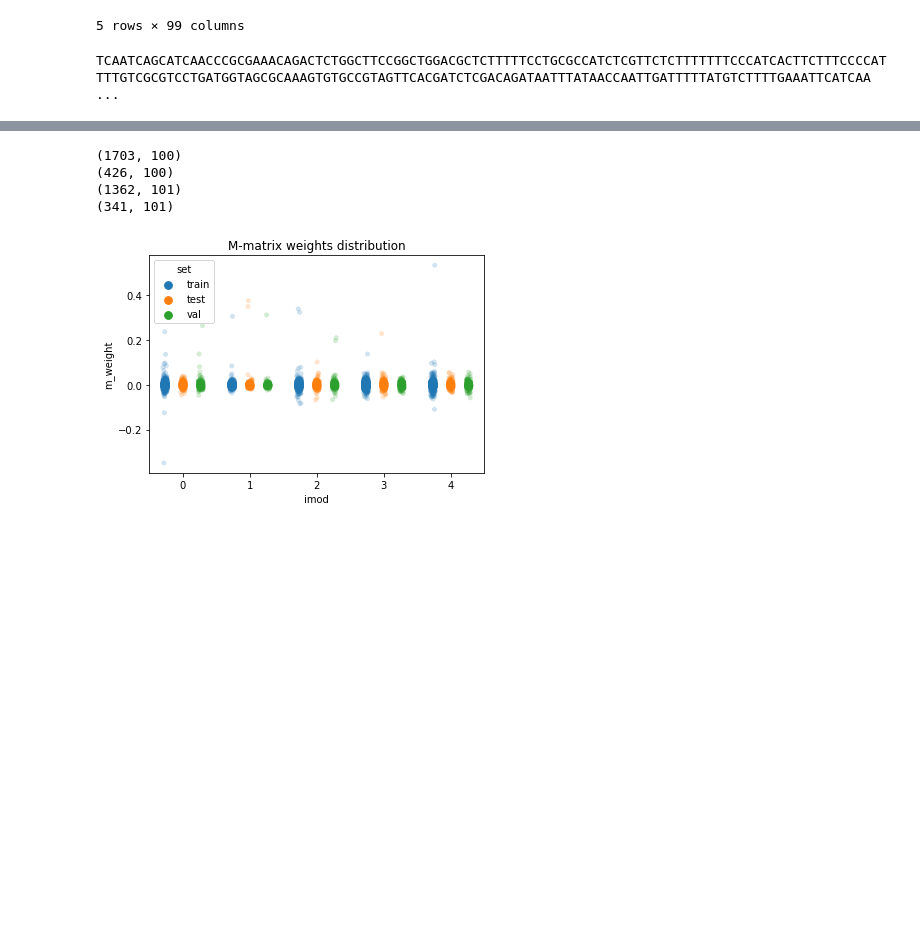
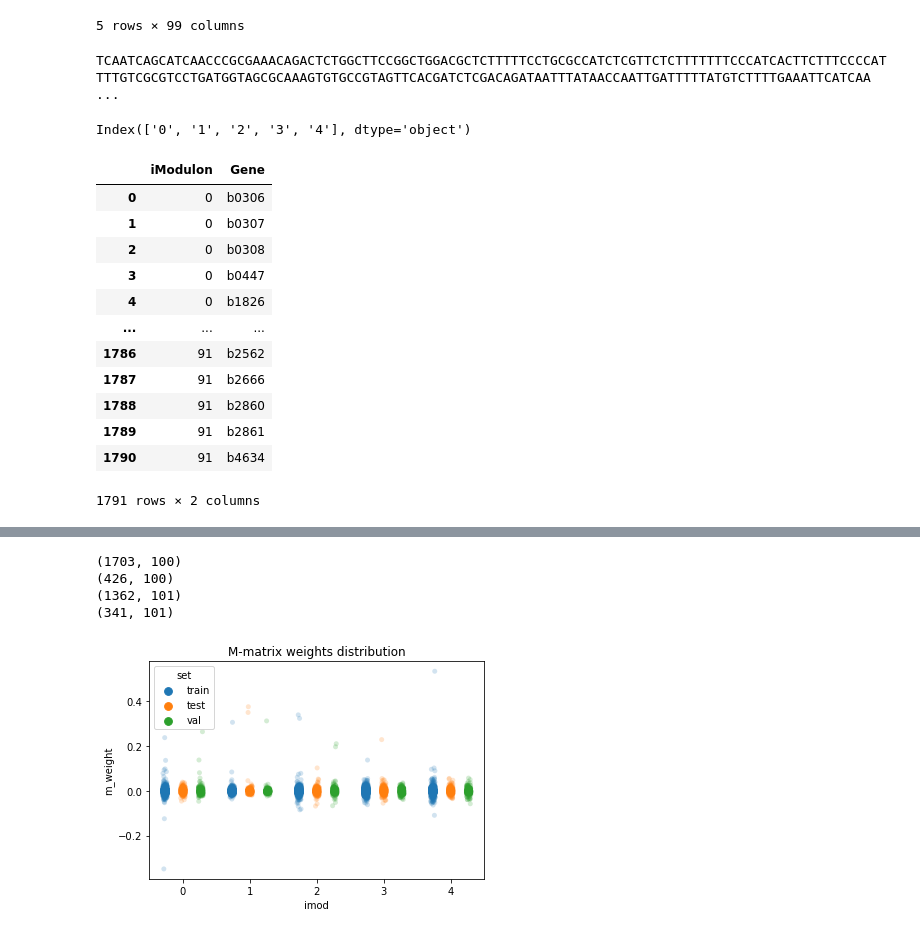
Before and after one commit to erinhwilson/deep-5g-sandbox, a Jupyter notebook: ecoli_iMod_prediction.ipynb, the cells around one changed output, grey strips where cells are left out. Saved outputs shown, nothing was run; the diff lists cells and outputs as text; code cells hidden in the pictures; blank space fills up the shorter version.

```diff
--- a/ecoli_iMod_prediction.ipynb
+++ b/ecoli_iMod_prediction.ipynb
@@ -48,0 +49,25 @@ TCAATCAGCATCAACCCGCGAAACAGACTCTGGCTTCCGGCTGGACGCTCTTTTTCCTGCGCCATCTCGTTCTCTTTTTT
+# %%
+# get iModulon column labels
+M = pd.read_csv('ec_iMod_out/iMod_download/M.csv',index_col=0)
+imods = M.columns
+imods[:5]
+# %% [output]
+Index(['0', '1', '2', '3', '4'], dtype='object')
+# %%
+# load binarized version of M matrix
+Mb = pd.read_csv('ec_iMod_out/iMod_download/gene_presence_list.csv',index_col=0)
+Mb
+# %% [output]
+|  | iModulon | Gene |
+| 0 | 0 | b0306 |
+| 1 | 0 | b0307 |
+| 2 | 0 | b0308 |
+| 3 | 0 | b0447 |
+| 4 | 0 | b1826 |
+| ... | ... | ... |
+| 1786 | 91 | b2562 |
+| 1787 | 91 | b2666 |
+| 1788 | 91 | b2860 |
+| 1789 | 91 | b2861 |
+| 1790 | 91 | b4634 |
+1791 rows × 2 columns
```
Also changed, not shown: parts of 5 cells of this notebook.
